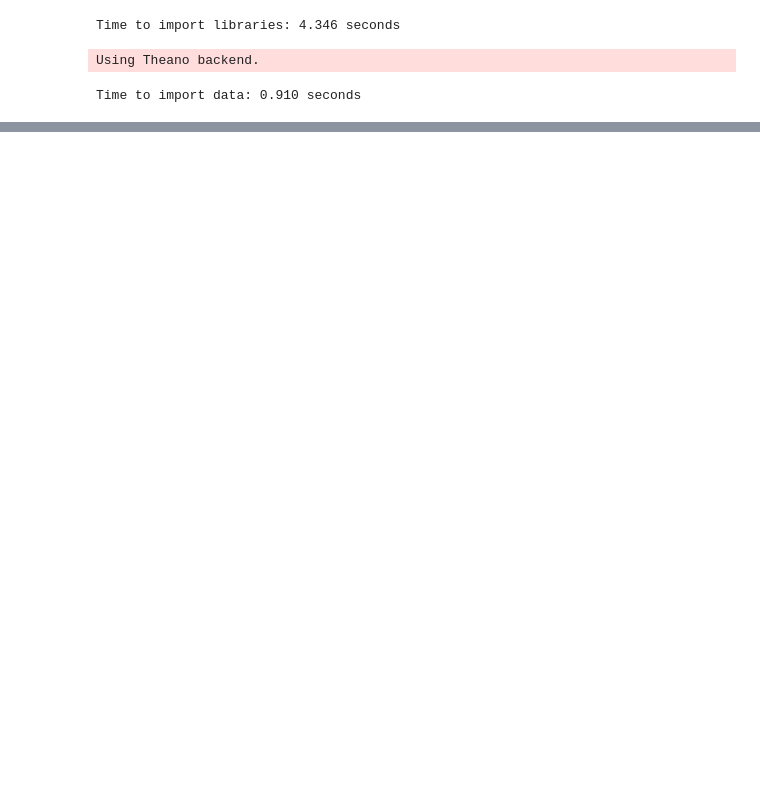
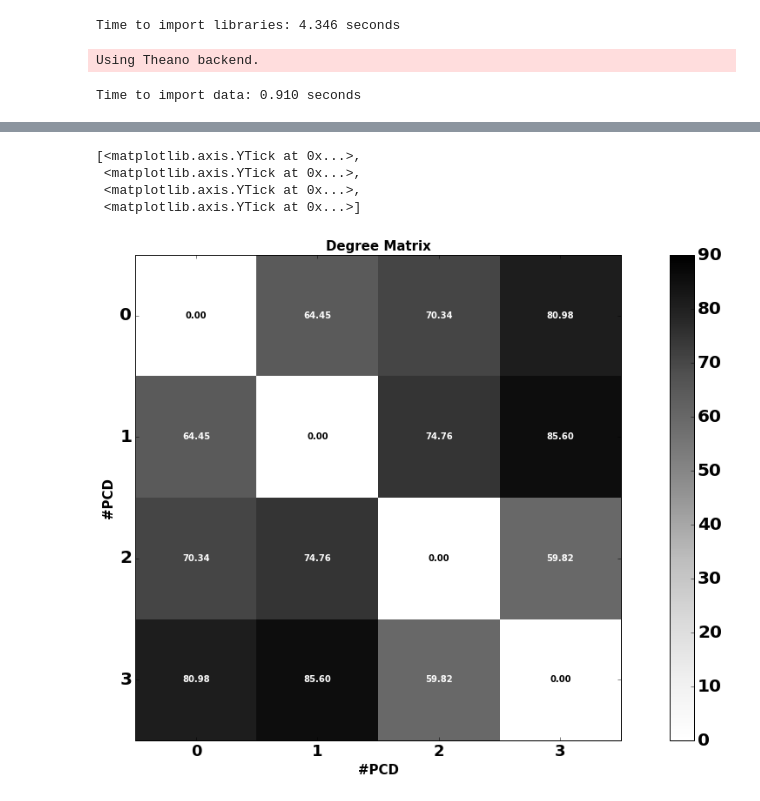
Before and after one commit to natmourajr/LPSTutorials, a Jupyter notebook: Packages/Preprocessing/IrisPCDCooperative.ipynb, the cells around one changed output, grey strips where cells are left out. Cells and saved outputs as stored; diff of their text form; code cells hidden in the pictures; blank space fills up the shorter version.

```diff
--- a/Packages/Preprocessing/IrisPCDCooperative.ipynb
+++ b/Packages/Preprocessing/IrisPCDCooperative.ipynb
@@ -160,0 +344,58 @@ trn_params:  {'nesterov': True, 'learning_rate': 0.01, 'n_inits': 2, 'batch_size
+# %%
+# measure the pcd degree
+
+choose_fold = 0
+
+degree_matrix = np.zeros([trn_params['n_pcds'],trn_params['n_pcds']])
+
+for ipcd in range(trn_params['n_pcds']):
+    for jpcd in range(trn_params['n_pcds']):
+        degree = (np.inner(pcds[choose_fold][ipcd].T,pcds[choose_fold][jpcd].T)/
+                 (np.linalg.norm(pcds[choose_fold][ipcd])*
+                  np.linalg.norm(pcds[choose_fold][jpcd])))
+        degree = round(degree.real,4)
+        degree = np.arccos(degree)
+        degree = np.degrees(degree)
+        if degree > 90 and degree < 180:
+            degree = degree - 180
+        if degree > 180 and degree < 270:
+            degree = degree - 180
+        if degree == 180:
+            degree = degree - 90
+
+        degree_matrix[ipcd,jpcd] = np.abs(degree)
+
+%matplotlib inline
+
+fig = plt.figure(figsize=(20,10))
+ax = fig.add_subplot(111)
+ax.set_aspect(1)
+
+im =ax.imshow(degree_matrix, interpolation='nearest', cmap=plt.cm.Greys,clim=(0.0, 90.0))
+width, height = degree_matrix.shape
+
+for x in xrange(width):
+    for y in xrange(height):
+        if degree_matrix[x][y] < 45.:
+            ax.annotate('%1.2f'%(degree_matrix[x][y]), xy=(y, x),
+                        horizontalalignment='center',
+                        verticalalignment='center')
+        else:
+            ax.annotate('%1.2f'%(degree_matrix[x][y]), xy=(y, x),
+                        horizontalalignment='center',
+                        verticalalignment='center',color='white')
+
+ax.set_title('Degree Matrix',fontweight='bold',fontsize=15)
+ax.set_ylabel('#PCD',fontweight='bold',fontsize=15)
+ax.set_xlabel('#PCD',fontweight='bold',fontsize=15)
+fig.colorbar(im)
+
+tick_marks = np.arange(trn_params['n_pcds'])
+ax.xaxis.set_ticks(tick_marks)
+ax.yaxis.set_ticks(tick_marks)
+# %% [output]
+[<matplotlib.axis.YTick at 0x...>,
+ <matplotlib.axis.YTick at 0x...>,
+ <matplotlib.axis.YTick at 0x...>,
+ <matplotlib.axis.YTick at 0x...>]
+[figure, added]
```
Also changed, not shown: parts of 3 cells of this notebook, 1 other file.
